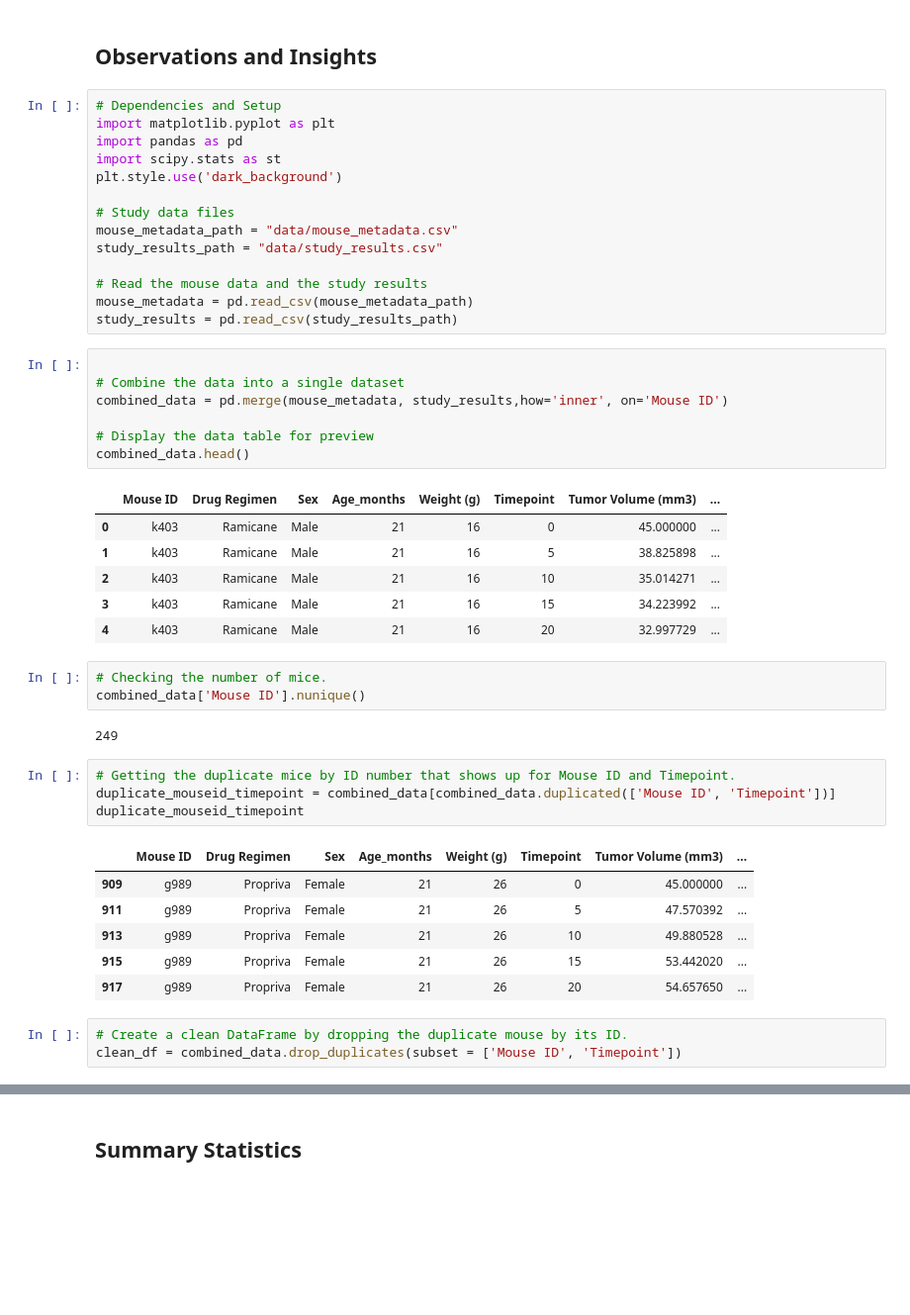
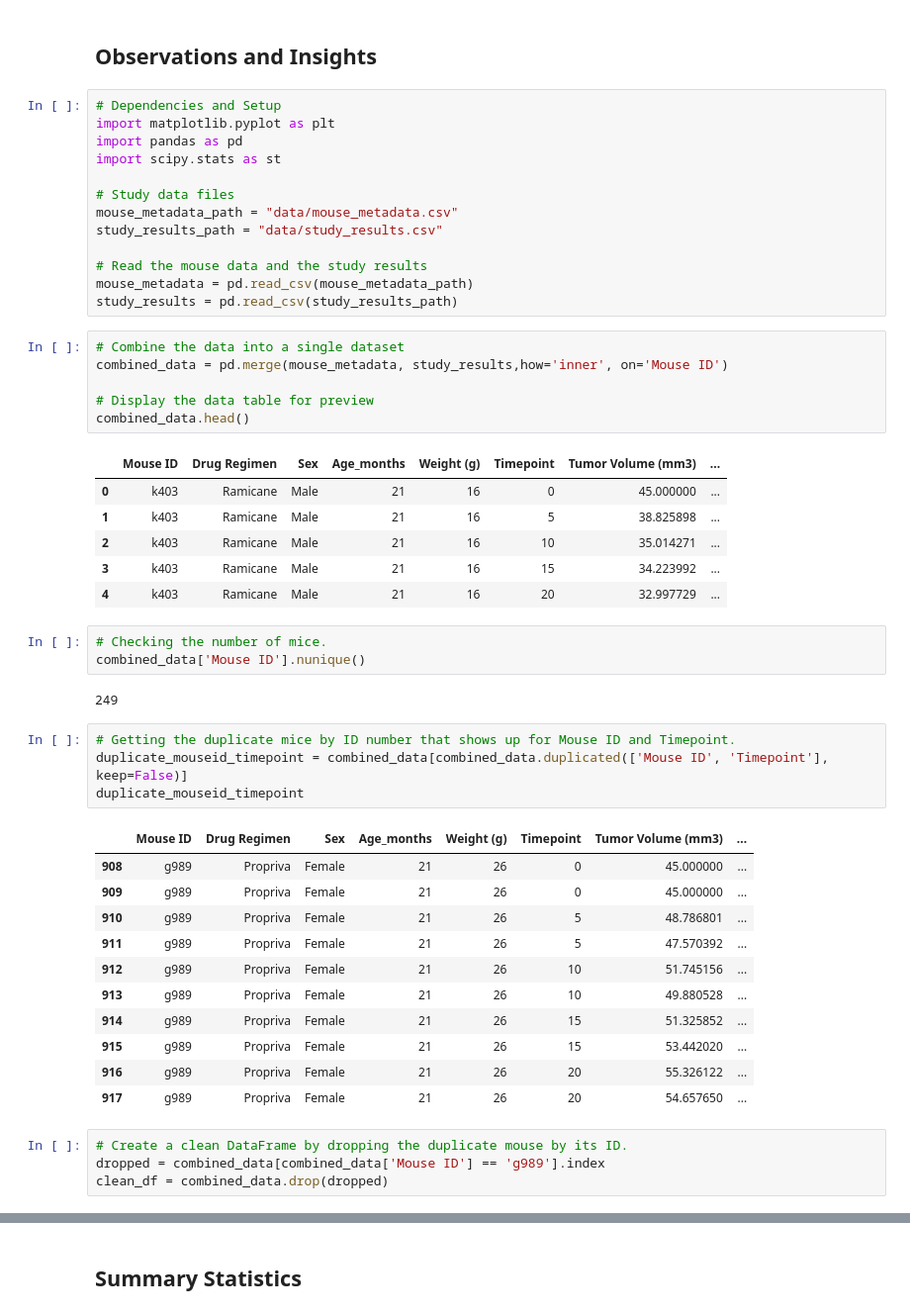
Before and after one commit to aaronlee28/matplotlib-challange, a Jupyter notebook: 05-Matplotlib_Homework_Instructions_Pymaceuticals_pymaceuticals_starter.ipynb, the cells around one changed output, grey strips where cells are left out. Shown at 99% size. Drawn from its saved outputs; the diff is of its cells as text; blank space fills up the shorter version.

```diff
--- a/05-Matplotlib_Homework_Instructions_Pymaceuticals_pymaceuticals_starter.ipynb
+++ b/05-Matplotlib_Homework_Instructions_Pymaceuticals_pymaceuticals_starter.ipynb
@@ -5,7 +5,6 @@
 import matplotlib.pyplot as plt
 import pandas as pd
 import scipy.stats as st
-plt.style.use('dark_background')
 
 # Study data files
 mouse_metadata_path = "data/mouse_metadata.csv"
@@ -15,7 +14,6 @@ study_results_path = "data/study_results.csv"
 mouse_metadata = pd.read_csv(mouse_metadata_path)
 study_results = pd.read_csv(study_results_path)
 # %%
-
 # Combine the data into a single dataset
 combined_data = pd.merge(mouse_metadata, study_results,how='inner', on='Mouse ID')
 
@@ -35,18 +33,24 @@ combined_data['Mouse ID'].nunique()
 249
 # %%
 # Getting the duplicate mice by ID number that shows up for Mouse ID and Timepoint.
-duplicate_mouseid_timepoint = combined_data[combined_data.duplicated(['Mouse ID', 'Timepoint'])]
+duplicate_mouseid_timepoint = combined_data[combined_data.duplicated(['Mouse ID', 'Timepoint'], keep=False)]
 duplicate_mouseid_timepoint
 # %% [output]
 |  | Mouse ID | Drug Regimen | Sex | Age_months | Weight (g) | Timepoint | Tumor Volume (mm3) | ... |
+| 908 | g989 | Propriva | Female | 21 | 26 | 0 | 45.000000 | ... |
 | 909 | g989 | Propriva | Female | 21 | 26 | 0 | 45.000000 | ... |
+| 910 | g989 | Propriva | Female | 21 | 26 | 5 | 48.786801 | ... |
 | 911 | g989 | Propriva | Female | 21 | 26 | 5 | 47.570392 | ... |
+| 912 | g989 | Propriva | Female | 21 | 26 | 10 | 51.745156 | ... |
 | 913 | g989 | Propriva | Female | 21 | 26 | 10 | 49.880528 | ... |
+| 914 | g989 | Propriva | Female | 21 | 26 | 15 | 51.325852 | ... |
 | 915 | g989 | Propriva | Female | 21 | 26 | 15 | 53.442020 | ... |
+| 916 | g989 | Propriva | Female | 21 | 26 | 20 | 55.326122 | ... |
 | 917 | g989 | Propriva | Female | 21 | 26 | 20 | 54.657650 | ... |
 # %%
 # Create a clean DataFrame by dropping the duplicate mouse by its ID.
-clean_df = combined_data.drop_duplicates(subset = ['Mouse ID', 'Timepoint'])
+dropped = combined_data[combined_data['Mouse ID'] == 'g989'].index
+clean_df = combined_data.drop(dropped)
 # %%
 # Checking the number of mice in the clean DataFrame.
 clean_df['Mouse ID'].nunique()
```
Also changed, not shown: parts of 30 cells of this notebook.
